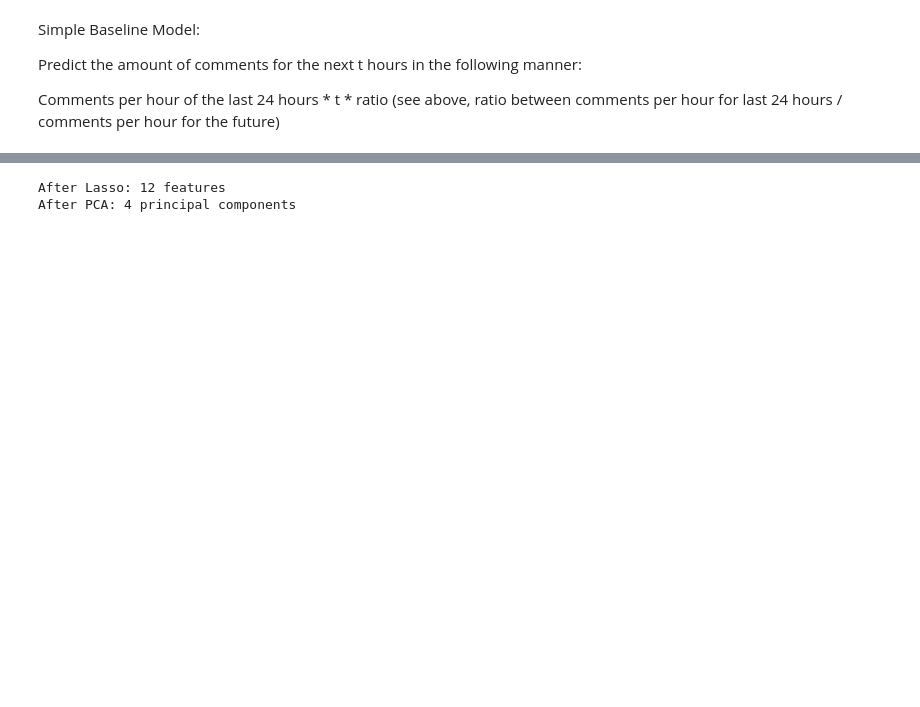
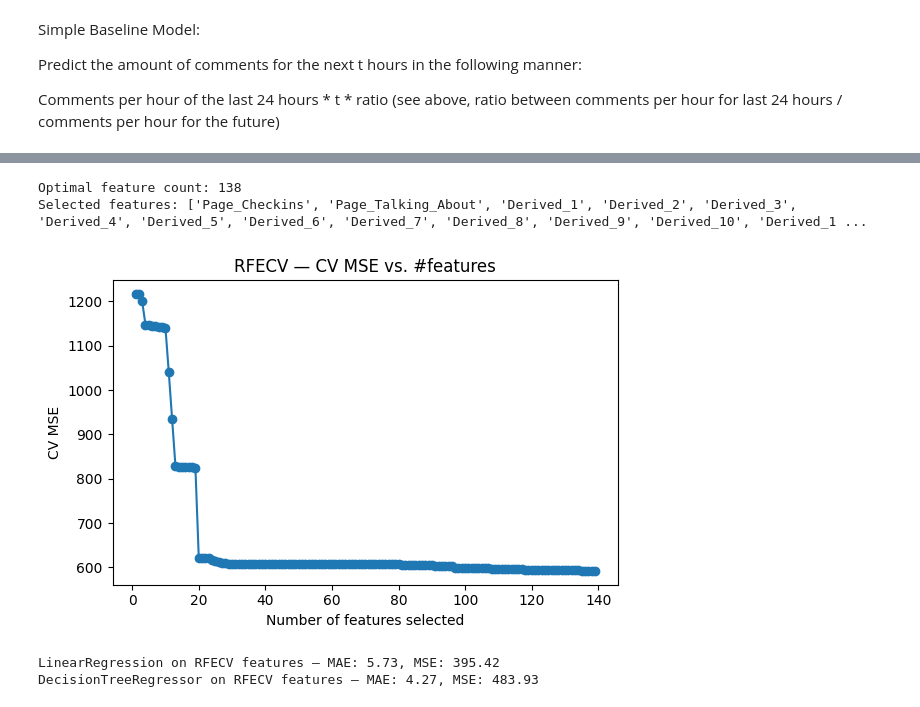
Before and after one commit to Joel-Milla/cs3244_Final_Project, a Jupyter notebook: FeatureEngineering.ipynb, the cells around one changed output, grey strips where cells are left out. Cells and saved outputs as stored; diff of their text form; code cells hidden in the pictures; blank space fills up the shorter version.

```diff
--- a/FeatureEngineering.ipynb
+++ b/FeatureEngineering.ipynb
@@ -396,0 +411,12 @@ y_train = train_df['Target_Comment_Volume']
+# %%
+X_train = train_df.drop(['Target_Comment_Volume', 'Hourly_Target_Volume'], axis=1)
+y_train = train_df['Target_Comment_Volume']
+
+X_test = test_df.drop(['Target_Comment_Volume', 'Hourly_Target_Volume'], axis=1)
+y_test = test_df['Target_Comment_Volume']
+
+X_train_raw = train_df_raw.drop(['Target_Comment_Volume', 'Hourly_Target_Volume'], axis=1)
+y_train_raw = train_df_raw['Target_Comment_Volume']
+
+X_test_raw = test_df_raw.drop(['Target_Comment_Volume', 'Hourly_Target_Volume'], axis=1)
+y_test_raw = test_df_raw['Target_Comment_Volume']
@@ -445,10 +522,0 @@ Dimensionality Reduction with PCA
-# %%
-pca = PCA(n_components=0.95, svd_solver='full', random_state=42)
-X_train_pca = pca.fit_transform(X_train_selected)
-X_test_pca  = pca.transform(X_test_selected)
-
-print(f"\nAfter Lasso: {X_train_selected.shape[1]} features")
-print(f"After PCA: {X_train_pca.shape[1]} principal components")
-# %% [output]
-After Lasso: 12 features
-After PCA: 4 principal components
@@ -454,0 +599,58 @@ After PCA: 4 principal components
+# %%
+from sklearn.feature_selection import RFECV
+from sklearn.linear_model import LinearRegression
+from sklearn.tree import DecisionTreeRegressor
+from sklearn.metrics import mean_absolute_error, mean_squared_error
+import matplotlib.pyplot as plt
+
+# Base estimator for ranking
+est = LinearRegression()
+
+# RFECV: step=1 removes one feature at a time, cv=5 folds
+rfecv = RFECV(
+    estimator=est,
+    step=1,
+    cv=5,
+    scoring='neg_mean_squared_error',
+    min_features_to_select=1,
+    n_jobs=-1
+)
+rfecv.fit(X_train, y_train)
+
+opt_n = rfecv.n_features_
+print("Optimal feature count:", opt_n)
+selected = X_train.columns[rfecv.support_]
+print("Selected features:", list(selected))
+
+# Extract the CV‐fold MSE for each number of features
+# Note: mean_test_score is negative MSE (because scoring='neg_mean_squared_error')
+mse_scores = -rfecv.cv_results_['mean_test_score']
+
+# Plot MSE vs. #features
+plt.figure(figsize=(6,4))
+plt.plot(
+    np.arange(1, len(mse_scores) + 1),
+    mse_scores,
+    marker='o'
+)
+plt.xlabel("Number of features selected")
+plt.ylabel("CV MSE")
+plt.title("RFECV — CV MSE vs. #features")
+plt.tight_layout()
+plt.show()
+
+# And then re‐fit on the selected subset
+X_tr_rfecv = rfecv.transform(X_train)
+X_te_rfecv = rfecv.transform(X_test)
+
+for Model in (LinearRegression, DecisionTreeRegressor):
+    m = Model().fit(X_tr_rfecv, y_train)
+    pred = m.predict(X_te_rfecv)
+    print(f"{Model.__name__} on RFECV features — MAE: {mean_absolute_error(y_test, pred):.2f}, "
+          f"MSE: {mean_squared_error(y_test, pred):.2f}")
+# %% [output]
+Optimal feature count: 138
+Selected features: ['Page_Checkins', 'Page_Talking_About', 'Derived_1', 'Derived_2', 'Derived_3', 'Derived_4', 'Derived_5', 'Derived_6', 'Derived_7', 'Derived_8', 'Derived_9', 'Derived_10', 'Derived_1 ...
+[figure, added]
+LinearRegression on RFECV features — MAE: 5.73, MSE: 395.42
+DecisionTreeRegressor on RFECV features — MAE: 4.27, MSE: 483.93
```
Also changed, not shown: parts of 28 cells of this notebook.
